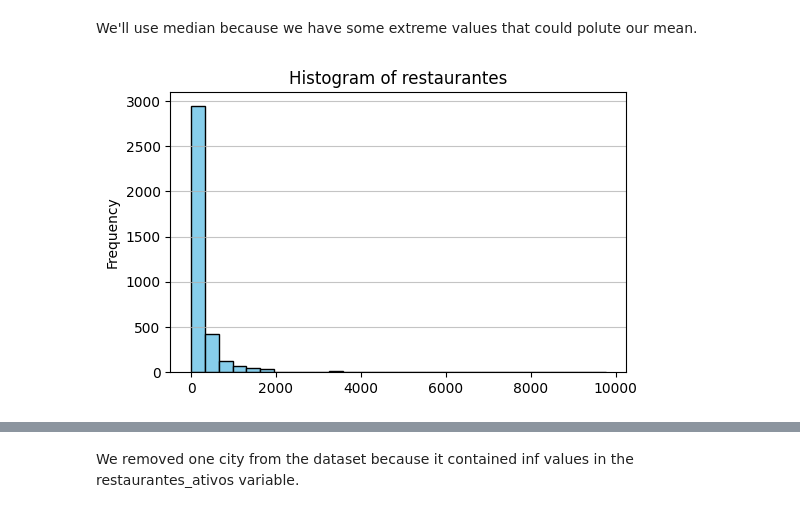
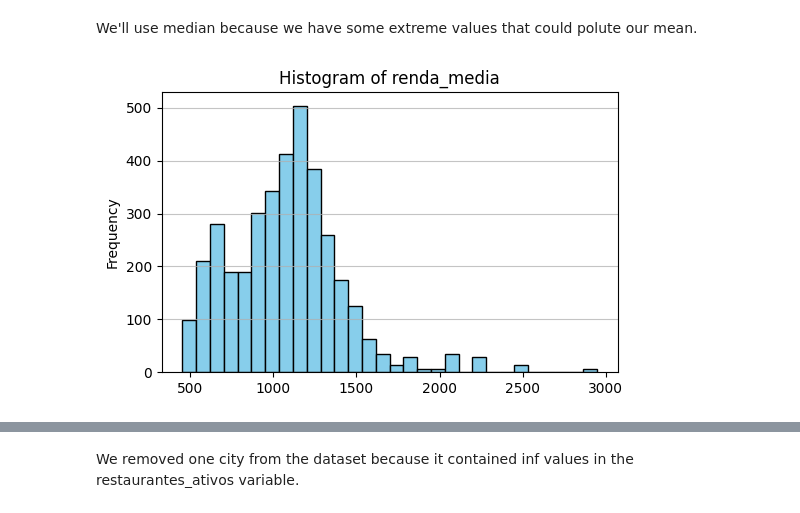
Before and after one commit to j4-metrics/Case-Ifood---Data-Analyst, a Jupyter notebook: PS_Ifood_Data_Analyst.ipynb, the cells around one changed output, grey strips where cells are left out. Saved outputs shown, nothing was run; the diff lists cells and outputs as text; code cells hidden in the pictures.

```diff
--- a/PS_Ifood_Data_Analyst.ipynb
+++ b/PS_Ifood_Data_Analyst.ipynb
@@ -437,9 +406,9 @@ ___
 # %% [markdown]
 We'll use median because we have some extreme values that could polute our mean.
 # %%
-mf.plot_hist(df, 'restaurantes')
+mf.plot_hist(df, 'renda_media')
 # %% [output]
-[figure, old version]
+[figure, new version]
 # %%
 mf.check_outliers(df)
 # %% [output]
```
Also changed, not shown: parts of 41 cells of this notebook, 2 other files.
